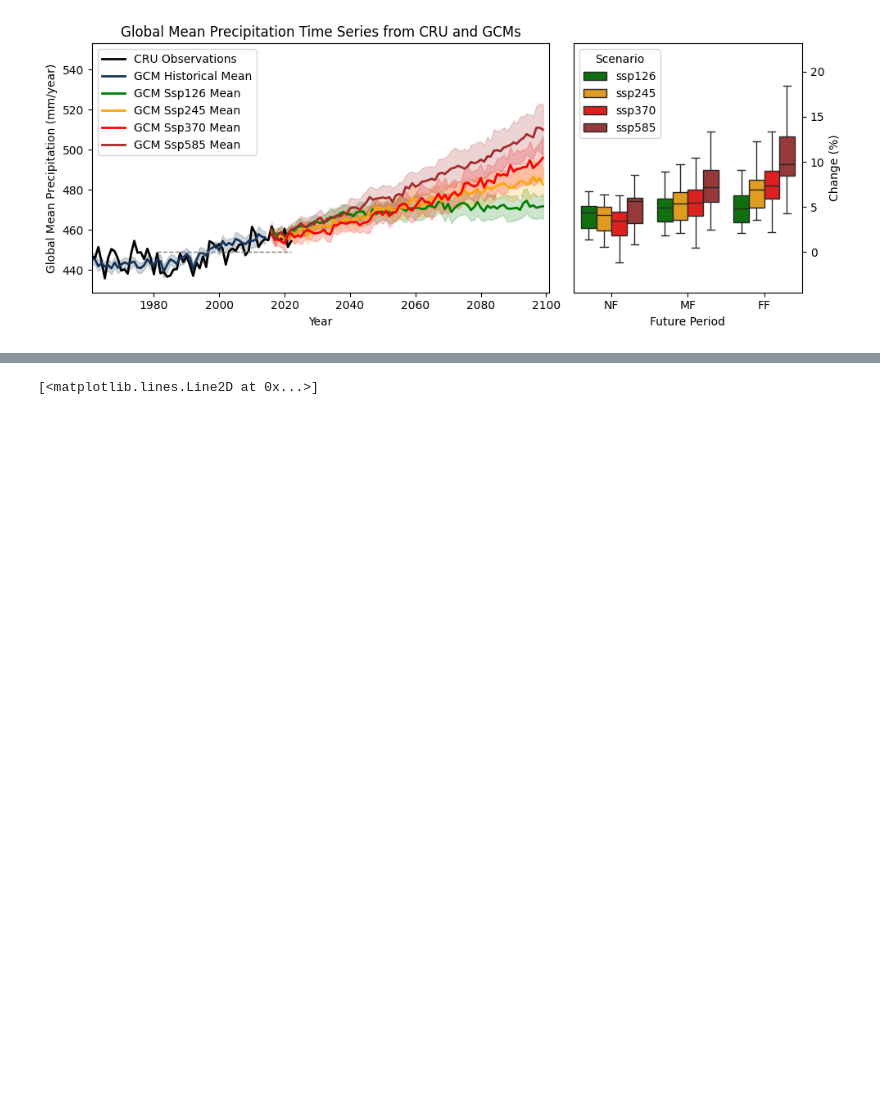
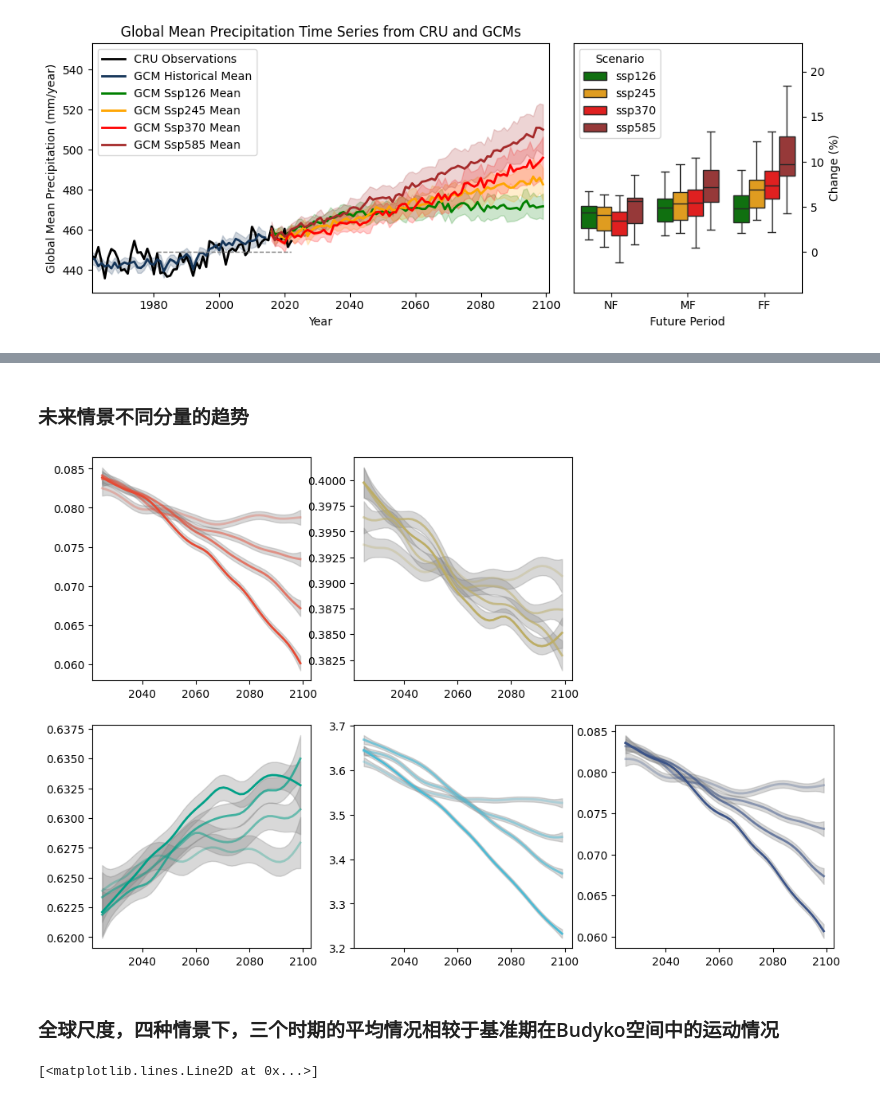
Before and after one commit to ZhongruiNing/FNRD, a Jupyter notebook: plot.ipynb, the cells around one changed output, grey strips where cells are left out. Drawn from its saved outputs; the diff is of its cells as text; code cells hidden in the pictures; blank space fills up the shorter version.

```diff
--- a/plot.ipynb
+++ b/plot.ipynb
@@ -571,0 +532,9 @@ gcm_scen.plot()
+# %%
+cru_nr = np.load("../../2025_04_Params_Transplant/Results/GNRD/natural_runoff_GNRD.npy", mmap_mode='r')
+cru_ae = np.load("../../2025_04_Params_Transplant/Results/GNRD/actural_evaporation_GNRD.npy", mmap_mode='r')
+
+cru_nr = cru_nr[960:].astype(np.float32) # 1981-2022
+cru_ae = cru_ae[960:].astype(np.float32) # 1981-2022
+
+cru_nr = np.nanmean(cru_nr.reshape(int(cru_nr.shape[0] / 12), 12, cru_nr.shape[1], cru_nr.shape[2]), axis=(0, 1)) * 12
+cru_ae = np.nanmean(cru_ae.reshape(int(cru_ae.shape[0] / 12), 12, cru_ae.shape[1], cru_ae.shape[2]), axis=(0, 1)) * 12
@@ -571,0 +577,56 @@ gcm_scen.plot()
+# %% [markdown]
+### 未来情景不同分量的趋势
+# %%
+def get_gam_fit(x, y, interp_num=1000):
+    gam = LinearGAM(s(0)).fit(x, y)
+    x_pred = np.linspace(x.min(), x.max(), interp_num)
+    y_pred = gam.predict(x_pred)
+    y_lower, y_upper = gam.confidence_intervals(x_pred, width=0.90).T
+    return x_pred, y_pred, y_lower, y_upper
+
+def plot_gcm_series(ax, x, y, color='blue', alpha=1):
+    interp_num = 50
+    x_pred, y_pred, y_lower, y_upper = get_gam_fit(x.year.values, y.values, interp_num=interp_num)
+    ax.plot(x_pred, y_pred, color=color, linewidth=2, alpha=alpha)
+    ax.fill_between(x_pred, y_lower, y_upper, color='gray', alpha=0.3)
+
+scen_list = ['ssp126', 'ssp245', 'ssp370', 'ssp585']
+colors_list = ['#E64B35', '#BCAD66', '#00A087', '#4DBBD5', '#3C5488']
+alpha_list = [0.3, 0.5, 0.7, 1]
+
+fig, ax = plt.subplots(2, 3, figsize=(12, 8))
+ax[0, 2].remove()
+
+for sc in range(len(scen_list)):
+    scen = scen_list[sc]
+    pr_fp  = f"../data/global_mean_series/gcm_bc/pr/pr_{scen}_global_mean_series.txt"
+    psn_fp = f"../data/global_mean_series/FNRD/snow_fall/snow_fall_{scen}_global_mean_series.txt"
+    nr_fp  = f"../data/global_mean_series/FNRD/natural_runoff/natural_runoff_{scen}_global_mean_series.txt"
+    ae_fp  = f"../data/global_mean_series/FNRD/actural_evaporation/actural_evaporation_{scen}_global_mean_series.txt"
+    s_fp   = f"../data/global_mean_series/FNRD/soil_moisture/soil_moisture_{scen}_global_mean_series.txt"
+    sm_fp  = f"../data/global_mean_series/FNRD/snow_melt/snow_melt_{scen}_global_mean_series.txt"
+    all_pr  = pd.read_csv(pr_fp, sep='\t', parse_dates=['Time'], index_col='Time').resample('YS').sum()
+    all_psn = pd.read_csv(psn_fp, sep='\t', parse_dates=['Time'], index_col='Time').resample('YS').sum()
+    all_nr  = pd.read_csv(nr_fp, sep='\t', parse_dates=['Time'], index_col='Time').resample('YS').sum()
+    all_ae  = pd.read_csv(ae_fp, sep='\t', parse_dates=['Time'], index_col='Time').resample('YS').sum()
+    all_s   = pd.read_csv(s_fp, sep='\t', parse_dates=['Time'], index_col='Time').resample('YS').sum()
+    all_sm  = pd.read_csv(sm_fp, sep='\t', parse_dates=['Time'], index_col='Time').resample('YS').sum()
+    all_pr  = all_pr.drop(columns=['MPI_ESM1_2_HR', 'MPI_ESM1_2_LR', 'FIO_ESM_2_0'])
+    all_psn = all_psn.drop(columns=['MPI_ESM1_2_HR', 'MPI_ESM1_2_LR', 'FIO_ESM_2_0'])
+    all_nr  = all_nr.drop(columns=['MPI_ESM1_2_HR', 'MPI_ESM1_2_LR', 'FIO_ESM_2_0'])
+    all_ae  = all_ae.drop(columns=['MPI_ESM1_2_HR', 'MPI_ESM1_2_LR', 'FIO_ESM_2_0'])
+    all_s   = all_s.drop(columns=['MPI_ESM1_2_HR', 'MPI_ESM1_2_LR', 'FIO_ESM_2_0'])
+    all_sm  = all_sm.drop(columns=['MPI_ESM1_2_HR', 'MPI_ESM1_2_LR', 'FIO_ESM_2_0'])
+
+    plot_gcm_series(ax[0, 0], all_psn.index[10:], all_psn.mean(axis=1)[10:] / all_pr.mean(axis=1)[10:], color=colors_list[0], alpha=alpha_list[sc])
+    plot_gcm_series(ax[0, 1], all_nr.index[10:], all_nr.mean(axis=1)[10:] / all_pr.mean(axis=1)[10:], color=colors_list[1], alpha=alpha_list[sc])
+    plot_gcm_series(ax[1, 0], all_ae.index[10:], all_ae.mean(axis=1)[10:] / all_pr.mean(axis=1)[10:], color=colors_list[2], alpha=alpha_list[sc])
+    plot_gcm_series(ax[1, 1], all_s.index[10:], all_s.mean(axis=1)[10:] / all_pr.mean(axis=1)[10:], color=colors_list[3], alpha=alpha_list[sc])
+    plot_gcm_series(ax[1, 2], all_sm.index[10:], all_sm.mean(axis=1)[10:] / all_pr.mean(axis=1)[10:], color=colors_list[4], alpha=alpha_list[sc])
+
+# plt.savefig("../images/future_climate_change/future_runoff_components.pdf")
+# plt.close()
+# %% [output]
+[figure, added]
+# %% [markdown]
+### 全球尺度，四种情景下，三个时期的平均情况相较于基准期在Budyko空间中的运动情况
```
Also changed, not shown: parts of 9 cells of this notebook, 1 other file.
